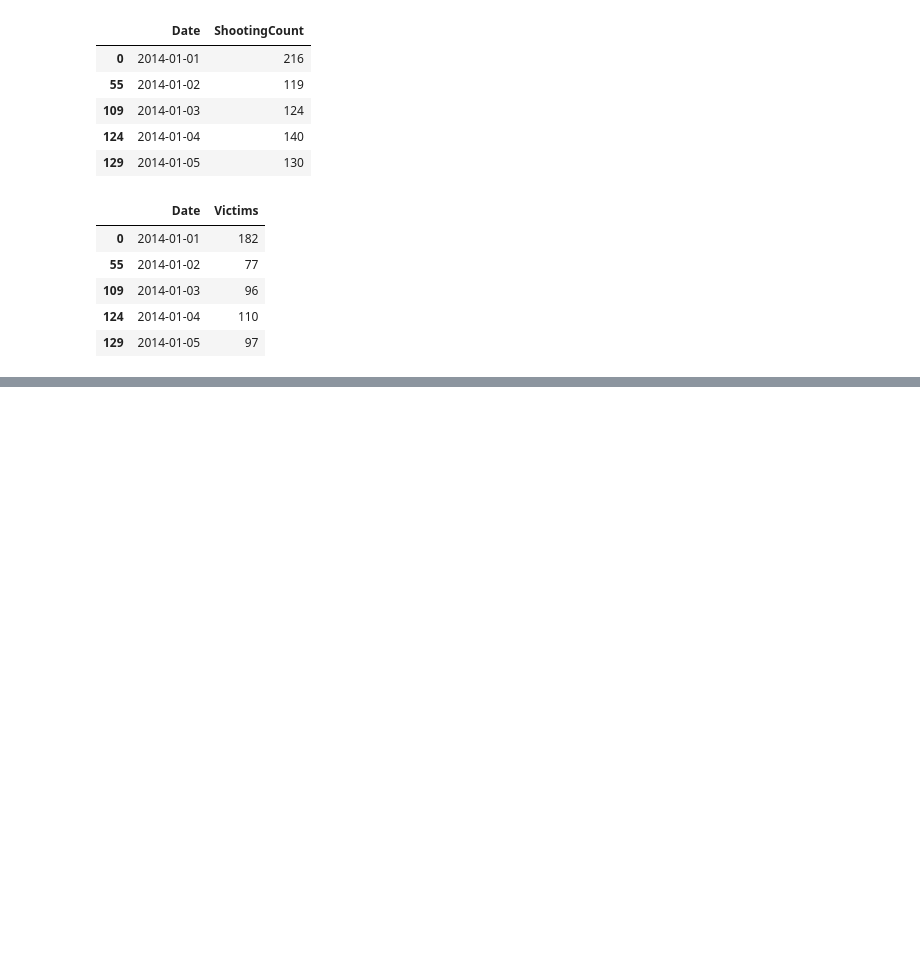
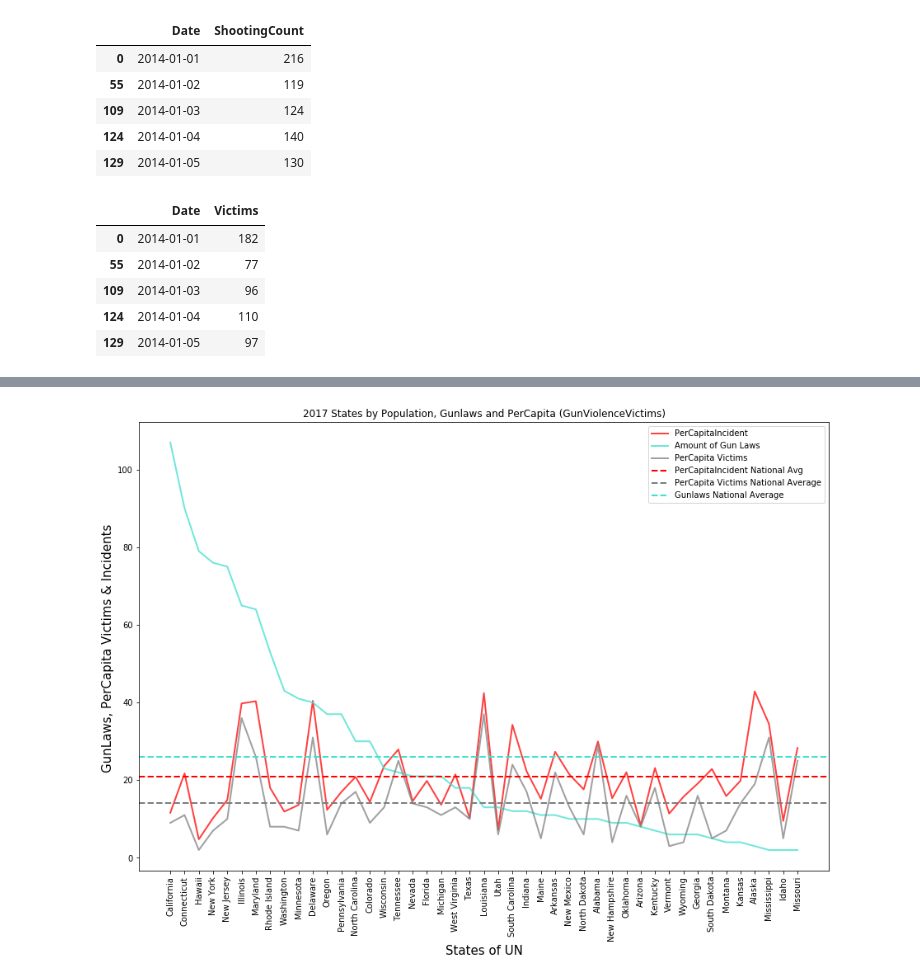
Before and after one commit to bencrutchfield/S-2Megabytes, a Jupyter notebook: 2014-2018 Gun Violence Data Analysis.ipynb, the cells around one changed output, grey strips where cells are left out. Cells and saved outputs as stored; diff of their text form; code cells hidden in the pictures; blank space fills up the shorter version.

```diff
--- a/2014-2018 Gun Violence Data Analysis.ipynb
+++ b/2014-2018 Gun Violence Data Analysis.ipynb
@@ -257,0 +321,20 @@ py.iplot(fig, filename = "Shooting and Victims by Time")
+# %%
+Lawxls_path = ("Gun_laws.xlsx")
+GunLaw = pd.read_excel(Lawxls_path)
+GunLaw.head()
+
+
+Populationxls_path = ("Population2017.xlsx")
+Populationxls = pd.read_excel(Populationxls_path)
+Populationxls.head()
+
+
+# Number killed by state
+State2017Data = pd.DataFrame(Y2YStateData.loc[Y2YStateData['Year'].isin(['2017']).values])
+State2017Data= State2017Data.reset_index()
+State2017Data = State2017Data.merge(GunLaw[["AmountofGunLaws", "state"]])
+State2017Data = State2017Data.merge(Populationxls[["population","state"]])
+State2017Data["PerCapitaVictims"] = ((State2017Data["Victims"]/State2017Data["population"]) *100000)
+State2017Data["PerCapitaIncident"] = ((State2017Data["incident_id"]/State2017Data["population"]) *100000)
+State2017Data = State2017Data.sort_values("AmountofGunLaws", ascending=False)
+State2017Data.head()
@@ -257,0 +348,21 @@ py.iplot(fig, filename = "Shooting and Victims by Time")
+# %%
+PerCapitaAverage = round(np.average(State2017Data["PerCapitaVictims"]))
+GunLawAverage = round(np.average(State2017Data["AmountofGunLaws"]))
+IncidentAverage = round(np.average(State2017Data["PerCapitaIncident"]))
+# %%
+plt.figure(figsize=(15,10))
+plt.plot(State2017Data["state"], State2017Data["PerCapitaIncident"], color="red", linestyle='-',alpha=0.75,linewidth=2)
+plt.plot(State2017Data["state"], State2017Data["AmountofGunLaws"], color="turquoise", linestyle='-',alpha=0.75,linewidth=2)
+plt.plot(State2017Data["state"], round(State2017Data["PerCapitaVictims"]), color="grey",linestyle='-',alpha=0.75,linewidth=2)
+plt.axhline(y=IncidentAverage, color='r', linestyle='--',linewidth=2)
+plt.axhline(y=PerCapitaAverage, color='grey', linestyle='--',linewidth=2)
+plt.axhline(y=GunLawAverage, color='turquoise', linestyle='--',linewidth=2)
+plt.xticks(rotation='vertical')
+lables = ["PerCapitaIncident","Amount of Gun Laws","PerCapita Victims","PerCapitaIncident National Avg","PerCapita Victims National Average","Gunlaws National Average"]
+plt.legend(lables)
+plt.title("2017 States by Population, Gunlaws and PerCapita (GunViolenceVictims)")
+plt.ylabel('GunLaws, PerCapita Victims & Incidents ',fontsize=15)
+plt.xlabel('States of UN',fontsize=15)
+plt.savefig('2017StatesGunlawsPerCapita.jpeg')
+# %% [output]
+[figure, added]
```
Also changed, not shown: parts of 22 cells of this notebook, 5 other files.
